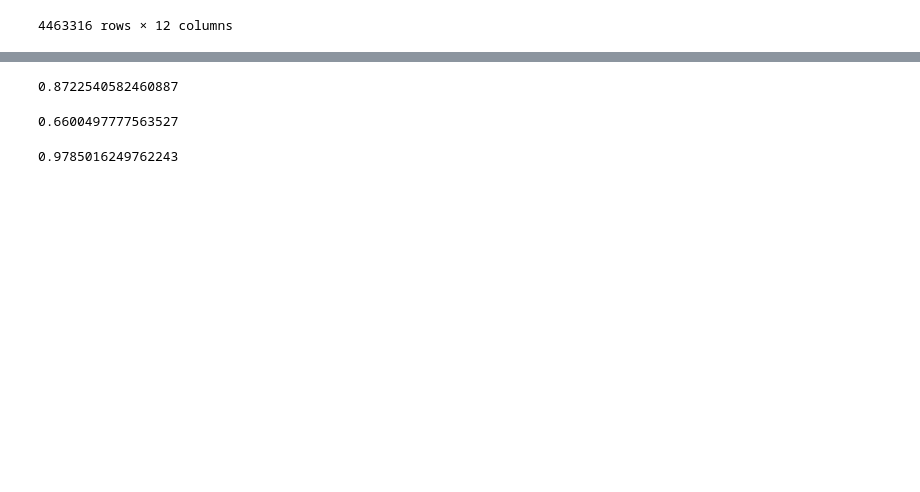
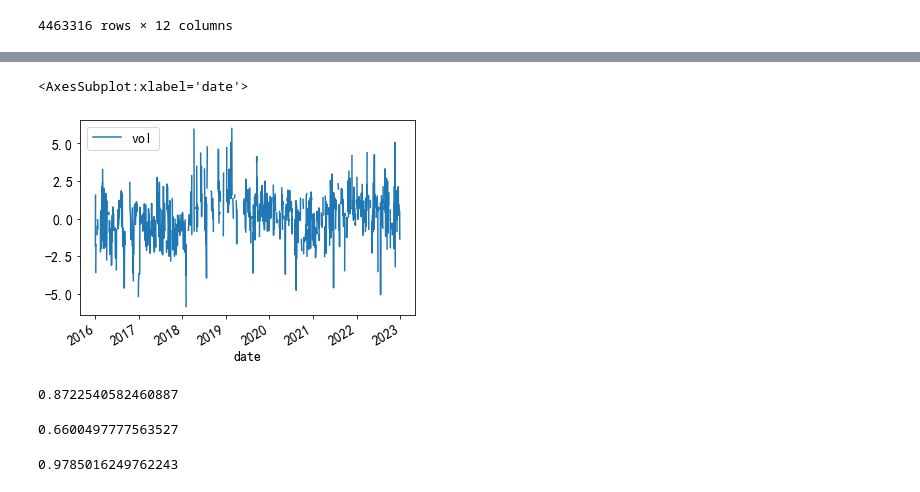
Before and after one commit to kaikai03/IndicatorLab, a Jupyter notebook: ind/Ind_Sentiment.ipynb, the cells around one changed output, grey strips where cells are left out. Drawn from its saved outputs; the diff is of its cells as text; code cells hidden in the pictures; blank space fills up the shorter version.

```diff
--- a/ind/Ind_Sentiment.ipynb
+++ b/ind/Ind_Sentiment.ipynb
@@ -112,3 +135,8 @@ ax3.plot(range(bench.shape[0]),bench['close'].values,linestyle=":", linewidth=2,
+# %%
+pd.DataFrame(a).plot()
+# %% [output]
+<AxesSubplot:xlabel='date'>
+[figure, added]
 # %%
 (a['close'].loc[(slice(None),'880810')]).corr(bench['close'])
 # %% [output]
```
Also changed, not shown: parts of 5 cells of this notebook.
